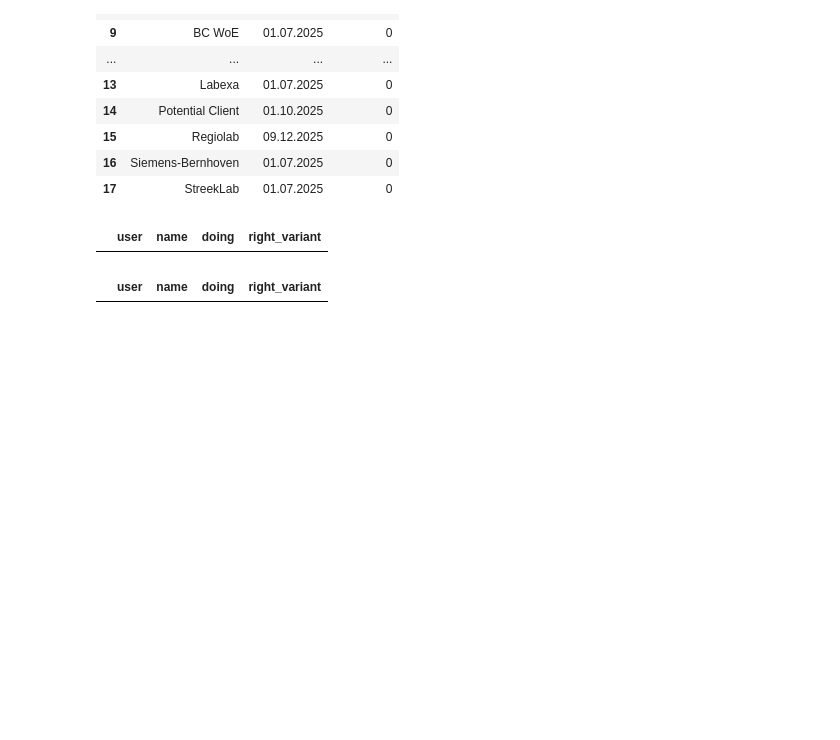
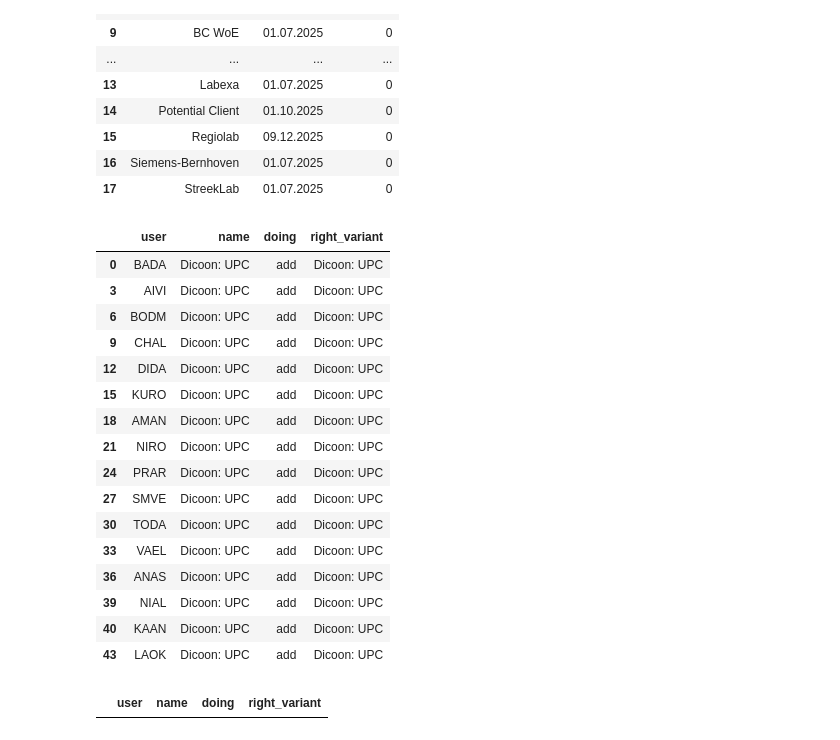
Before and after one commit to cupiscube/Hard_Tools, a Jupyter notebook: togle/Script 2.ipynb, the cells around one changed output. Cells and saved outputs as stored; diff of their text form; code cells hidden in the pictures; blank space fills up the shorter version.

```diff
--- a/togle/Script 2.ipynb
+++ b/togle/Script 2.ipynb
@@ -435,16 +445,31 @@ def build_diff_entities(df_expected: pd.DataFrame, actual_df: pd.DataFrame, enti
         ~actual.apply(lambda x: (x['user'], x['norm']) in replace_keys, axis=1)
     ]
 
-    # --- 6. ADD (expected нет в actual)
+    # # --- 6. ADD (expected нет в actual)
+    # add_df = (
+    #     expected
+    #     .merge(actual_filtered[['norm']].drop_duplicates(), on='norm', how='left', indicator=True)
+    # )
+
+    # add_df = add_df[add_df['_merge'] == 'left_only'][['name']]
+    # add_df['doing'] = 'add'
+    # add_df['right_variant'] = add_df['name']
+    # add_df['user'] = None
+
+    # --- 6. ADD (user-level!)
+    users = actual[['user']].drop_duplicates()
+
+    expected_expanded = users.merge(expected[['name', 'norm']], how='cross')
+
     add_df = (
-        expected
-        .merge(actual_filtered[['norm']].drop_duplicates(), on='norm', how='left', indicator=True)
+        expected_expanded
+        .merge(actual_filtered[['user', 'norm']], on=['user', 'norm'], how='left', indicator=True)
     )
 
-    add_df = add_df[add_df['_merge'] == 'left_only'][['name']]
+    add_df = add_df[add_df['_merge'] == 'left_only'][['user', 'name']]
+
     add_df['doing'] = 'add'
     add_df['right_variant'] = add_df['name']
-    add_df['user'] = None
 
     # --- 7. DELETE (actual нет в expected)
     delete_df = (
@@ -462,9 +487,26 @@ def build_diff_entities(df_expected: pd.DataFrame, actual_df: pd.DataFrame, enti
     return result[['user', 'name', 'doing', 'right_variant']]
 # %%
 projects_diff = build_diff_entities(projects, np, 'projects')
+projects_diff = projects_diff.loc[(projects_diff.name != 'GCG: GC AG') & (projects_diff.name != 'GCG: More Life')]
 projects_diff
 # %% [output]
 |  | user | name | doing | right_variant |
+| 0 | BADA | Dicoon: UPC | add | Dicoon: UPC |
+| 3 | AIVI | Dicoon: UPC | add | Dicoon: UPC |
+| 6 | BODM | Dicoon: UPC | add | Dicoon: UPC |
+| 9 | CHAL | Dicoon: UPC | add | Dicoon: UPC |
+| 12 | DIDA | Dicoon: UPC | add | Dicoon: UPC |
+| 15 | KURO | Dicoon: UPC | add | Dicoon: UPC |
+| 18 | AMAN | Dicoon: UPC | add | Dicoon: UPC |
+| 21 | NIRO | Dicoon: UPC | add | Dicoon: UPC |
+| 24 | PRAR | Dicoon: UPC | add | Dicoon: UPC |
+| 27 | SMVE | Dicoon: UPC | add | Dicoon: UPC |
+| 30 | TODA | Dicoon: UPC | add | Dicoon: UPC |
+| 33 | VAEL | Dicoon: UPC | add | Dicoon: UPC |
+| 36 | ANAS | Dicoon: UPC | add | Dicoon: UPC |
+| 39 | NIAL | Dicoon: UPC | add | Dicoon: UPC |
+| 40 | KAAN | Dicoon: UPC | add | Dicoon: UPC |
+| 43 | LAOK | Dicoon: UPC | add | Dicoon: UPC |
 # %%
 clients_diff  = build_diff_entities(clients, nc, 'clients')
 clients_diff
```
Also changed, not shown: parts of 5 cells of this notebook.
